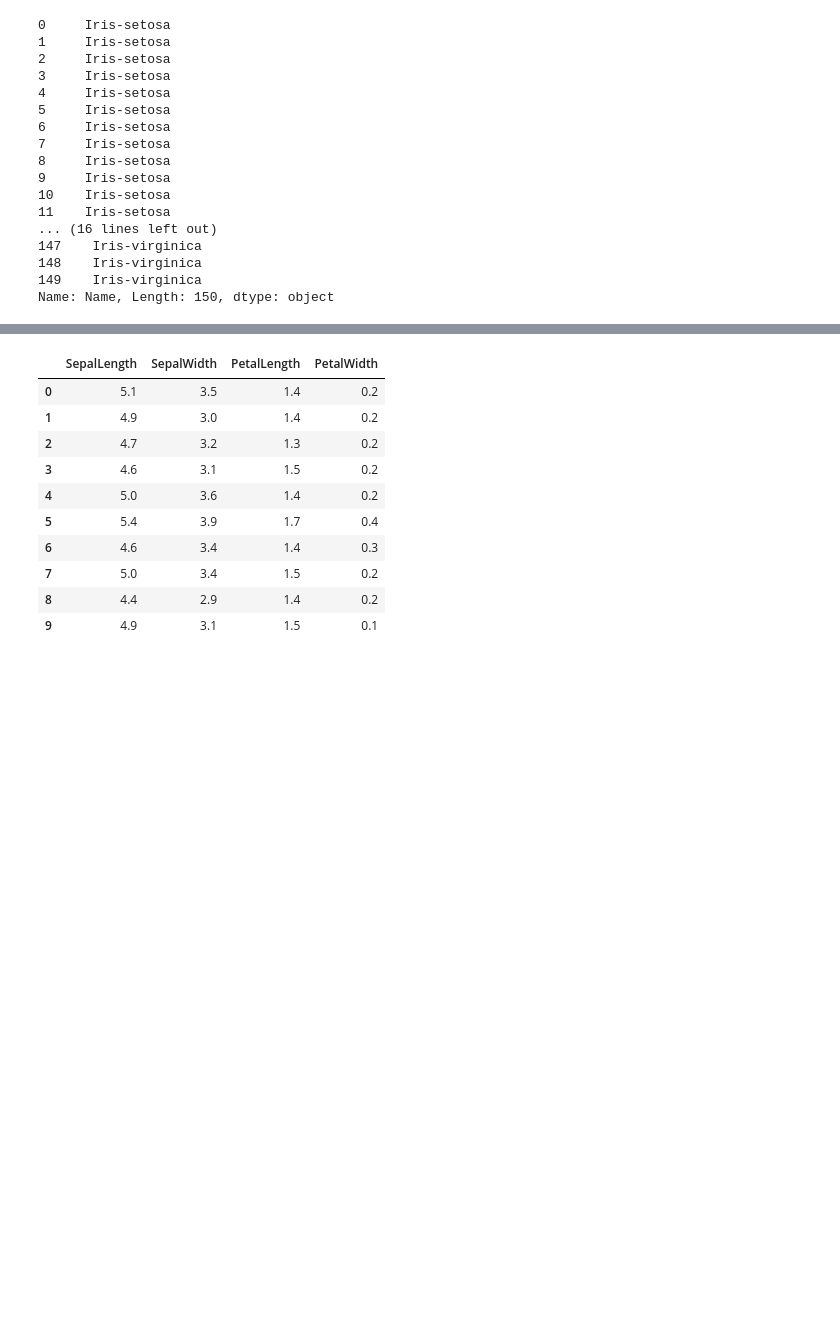
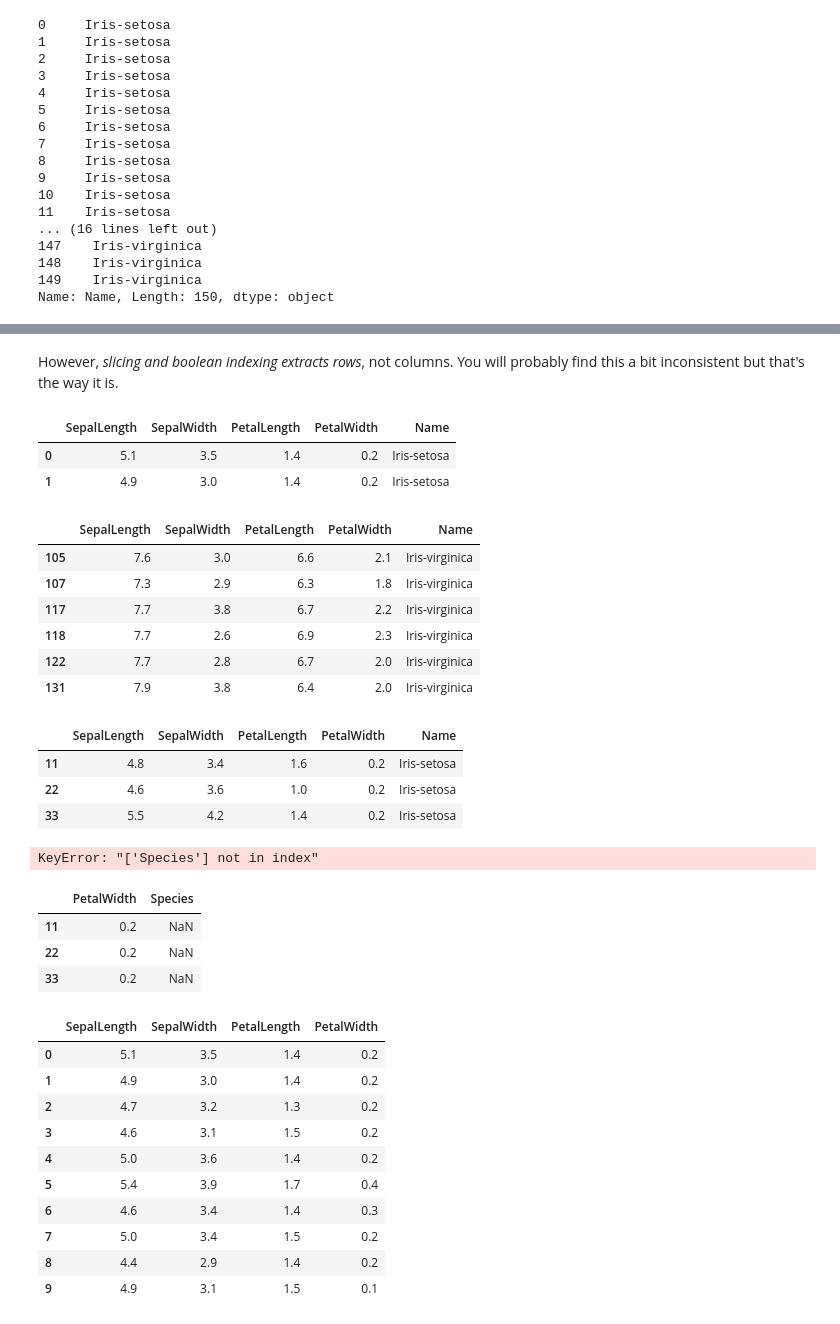
Before and after one commit to ambujtewari/stats607a-fall2014, a Jupyter notebook: Lecture 09.ipynb, the cells around one changed output, grey strips where cells are left out. Saved outputs shown, nothing was run; the diff lists cells and outputs as text; code cells hidden in the pictures; blank space fills up the shorter version.

```diff
--- a/Lecture 09.ipynb
+++ b/Lecture 09.ipynb
@@ -237,3 +281,40 @@ iris_data.ix[10:20]
+# %% [markdown]
+However, *slicing and boolean indexing extracts rows*, not columns. You will probably find this a bit inconsistent but that's the way it is.
+# %%
+iris_data.head(10)[:2]  # rows 0 through 2 (inclusive), not columns
+# %% [output]
+|  | SepalLength | SepalWidth | PetalLength | PetalWidth | Name |
+| 0 | 5.1 | 3.5 | 1.4 | 0.2 | Iris-setosa |
+| 1 | 4.9 | 3.0 | 1.4 | 0.2 | Iris-setosa |
+# %%
+# return rows where PetalLength is at least 90% of the maximum PetalLength
+iris_data[iris_data['PetalLength'] > 0.9*np.max(iris_data['PetalLength'])]
+# %% [output]
+|  | SepalLength | SepalWidth | PetalLength | PetalWidth | Name |
+| 105 | 7.6 | 3.0 | 6.6 | 2.1 | Iris-virginica |
+| 107 | 7.3 | 2.9 | 6.3 | 1.8 | Iris-virginica |
+| 117 | 7.7 | 3.8 | 6.7 | 2.2 | Iris-virginica |
+| 118 | 7.7 | 2.6 | 6.9 | 2.3 | Iris-virginica |
+| 122 | 7.7 | 2.8 | 6.7 | 2.0 | Iris-virginica |
+| 131 | 7.9 | 3.8 | 6.4 | 2.0 | Iris-virginica |
+# %%
+iris_data.ix[[11, 22, 33]]  # rows 11, 22, and 33 (note the use of the ix() method)
+# %% [output]
+|  | SepalLength | SepalWidth | PetalLength | PetalWidth | Name |
+| 11 | 4.8 | 3.4 | 1.6 | 0.2 | Iris-setosa |
+| 22 | 4.6 | 3.6 | 1.0 | 0.2 | Iris-setosa |
+| 33 | 5.5 | 4.2 | 1.4 | 0.2 | Iris-setosa |
+# %%
+iris_data.ix[[11, 22, 33]][['PetalWidth', 'Species']]  # rows 11, 22, 33 and columns PetalWidth and Species
+# %% [output]
+KeyError: "['Species'] not in index"
+# %%
+iris_data.ix[[11, 22, 33], ['PetalWidth', 'Species']]  # another way, a bit shorter
+# %% [output]
+|  | PetalWidth | Species |
+| 11 | 0.2 | NaN |
+| 22 | 0.2 | NaN |
+| 33 | 0.2 | NaN |
 # %%
 names = iris_data['Name']  # extract Name column
 del iris_data['Name']  # delete Name column
```
Also changed, not shown: parts of 27 cells of this notebook.
